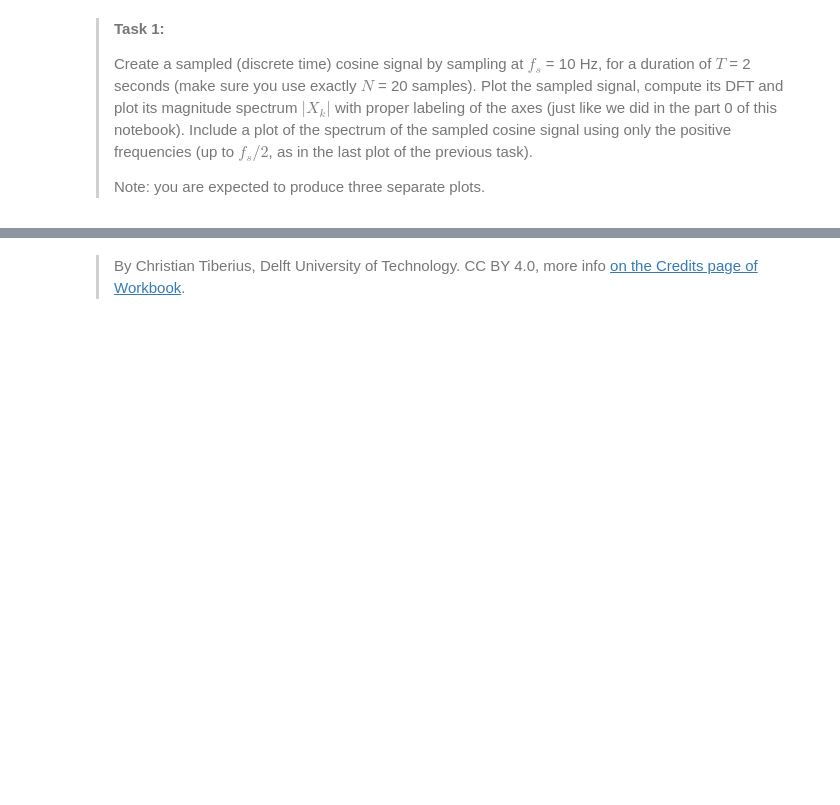
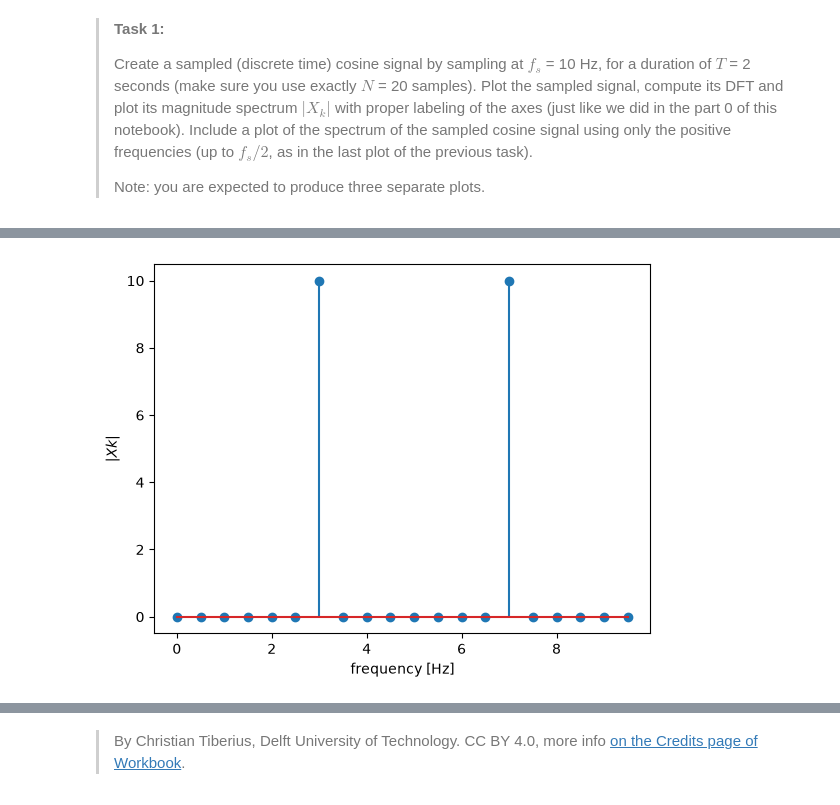
Before and after one commit to Wiggy-020/WS2.3, a Jupyter notebook: DFT.ipynb, the cells around one changed output, grey strips where cells are left out. Cells and saved outputs as stored; diff of their text form; code cells hidden in the pictures; blank space fills up the shorter version.

```diff
--- a/DFT.ipynb
+++ b/DFT.ipynb
@@ -158,5 +191,13 @@ As a side note: the cosine is strictly a periodic function, not a-periodic (as a
 # %%
-### YOUR CODE HERE ###
+abs_fft = np.abs(np.fft.fft(xt))
+freq = np.arange(0,10,0.5)
+
+plt.stem(freq, abs)
+
+plt.ylabel('$|Xk|$')
+plt.xlabel('frequency [Hz]');
 
 # Plot 2
+# %% [output]
+[figure, added]
 # %%
```
Also changed, not shown: parts of 10 cells of this notebook.
